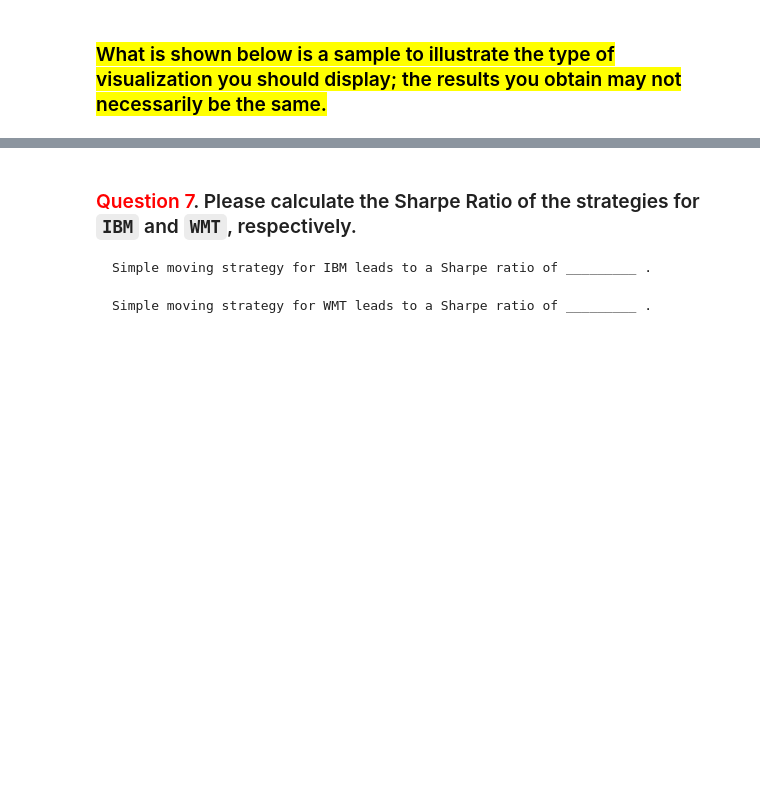
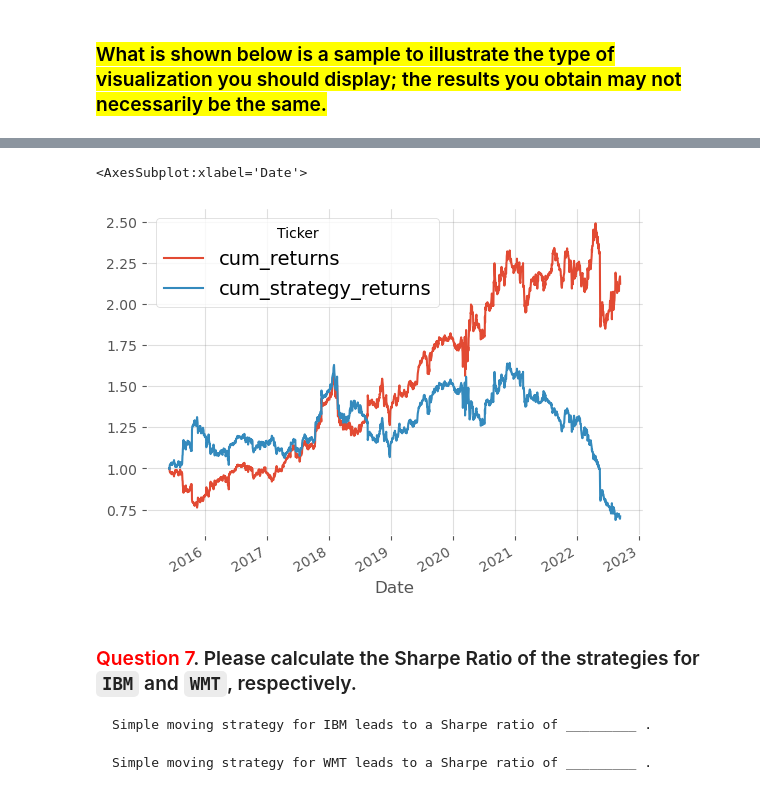
Before and after one commit to changjulian17/qf627, a Jupyter notebook: problem_set_4/QF627_Problem_Set_4.ipynb, the cells around one changed output, grey strips where cells are left out. Cells and saved outputs as stored; diff of their text form; code cells hidden in the pictures; blank space fills up the shorter version.

```diff
--- a/problem_set_4/QF627_Problem_Set_4.ipynb
+++ b/problem_set_4/QF627_Problem_Set_4.ipynb
@@ -291,10 +150,0 @@ df_ibm['RETURNS'] =\
-# %%
-df =\
-(    pd.concat([df_ibm,
-           BUY_or_SELL.loc[BUY_or_SELL.index[long:]][['BUY_or_SELL']]],
-          axis=1))
-# %%
-df['STRATEGY'] =\
-(
-    df['IBM'].pct_change().fillna(0) * df['BUY_or_SELL'] + 1
-).cumprod()
@@ -394,15 +192,0 @@ Longest streak length: 685
-# %%
-window = len(df_ibm)
-
-rolling_max =\
-(
-    df
-    ['STRATEGY']
-    .rolling(window = window,
-             min_periods = 1)
-    .max()
-)
-
-df['MAX_GROSS_PERFORMANCE'] = rolling_max
-
-df[['STRATEGY', 'MAX_GROSS_PERFORMANCE']].plot()
@@ -782,0 +377,16 @@ df_wmt = BUY_or_SELL
+# %%
+# daily_drawdown = cum_returns / cum_returns.cummax() - 1
+wmt['daily_drawdown'] = wmt['cum_strategy_returns'] / wmt['cum_strategy_returns'].cummax() - 1
+# take date column out and cumsum for periods
+dd_reset = wmt.reset_index()
+dd_reset['period'] = (dd_reset['daily_drawdown'] == 0).cumsum()
+# find nodes with 0 value i.e. highpoints
+dd_nonzero = dd_reset[dd_reset['daily_drawdown'] != 0]
+# aggregate by period
+period_stats = dd_nonzero.groupby('period').agg(
+    start_date = ('Date', 'min'),
+    end_date = ('Date', 'max'),
+    avg_dd = ('daily_drawdown', 'mean'),
+    max_dd = ('daily_drawdown', 'min'),
+    duration=('daily_drawdown', 'count')
+).sort_values(by='avg_dd',ascending=True)
@@ -783,3 +415,8 @@ df_wmt = BUY_or_SELL
+# %%
+wmt[[x for x in wmt.columns if 'cum_' in x]].plot()
+# %% [output]
+<AxesSubplot:xlabel='Date'>
+[figure, added]
 # %% [markdown]
 ### <font color = red> Question 7</font>. Please calculate the Sharpe Ratio of the strategies for `IBM` and `WMT`, respectively.
 
```
Also changed, not shown: parts of 66 cells of this notebook, 9 other files.
